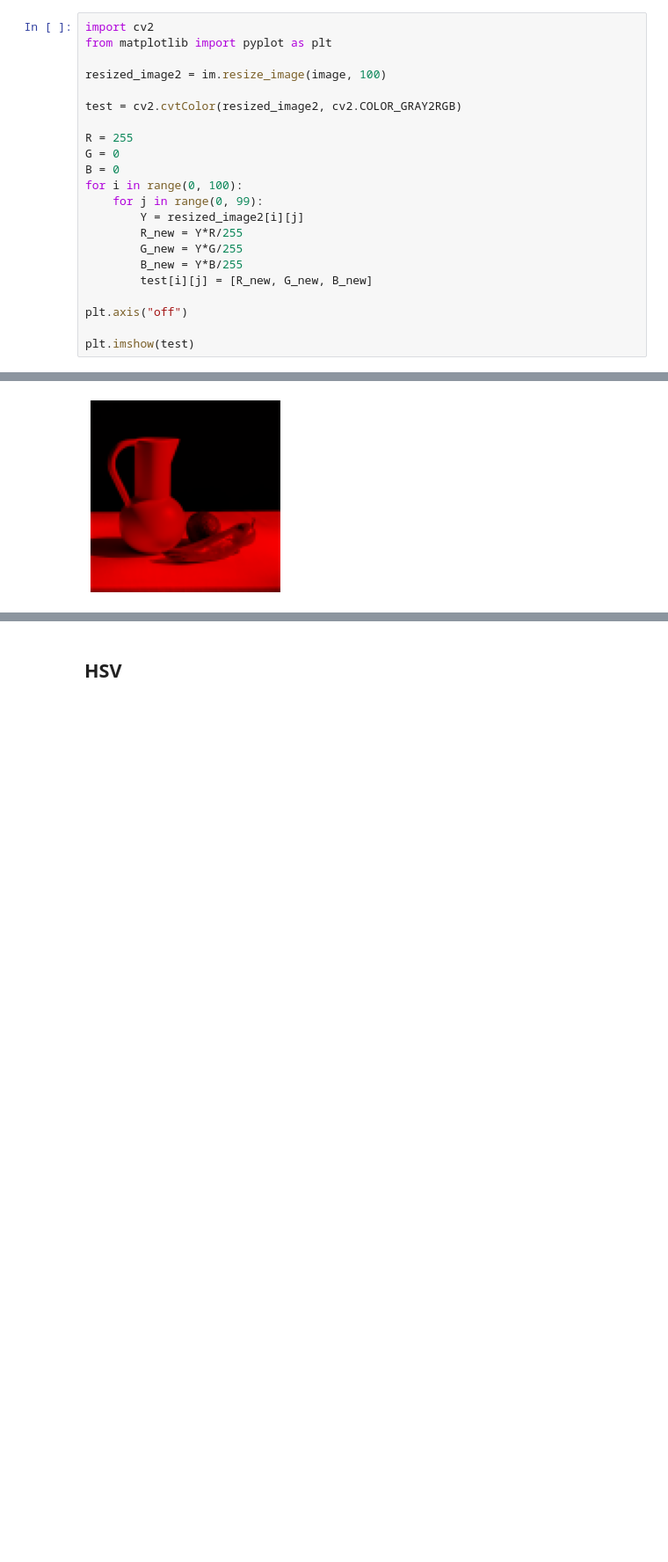
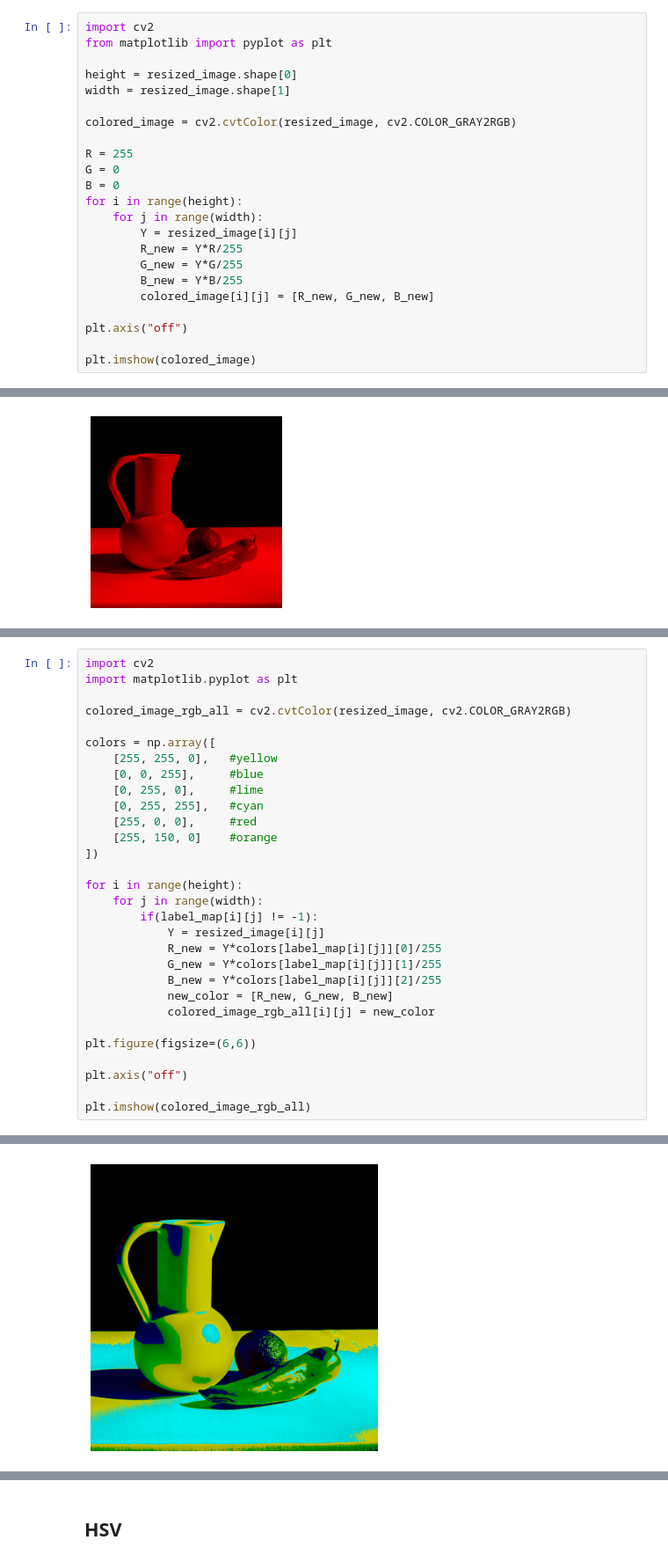
Before and after one commit to molnar75/diplomamunka, a Jupyter notebook: notebooks/08_colorization.ipynb, the cells around one changed output, grey strips where cells are left out. Shown at 88% size. Cells and saved outputs as stored; diff of their text form; blank space fills up the shorter version.

```diff
--- a/notebooks/08_colorization.ipynb
+++ b/notebooks/08_colorization.ipynb
@@ -10,24 +64,25 @@ resized_image = im.resize_image(image, 1024)
 import cv2
 from matplotlib import pyplot as plt
 
-resized_image2 = im.resize_image(image, 100)
+height = resized_image.shape[0]
+width = resized_image.shape[1]
 
-test = cv2.cvtColor(resized_image2, cv2.COLOR_GRAY2RGB)
+colored_image = cv2.cvtColor(resized_image, cv2.COLOR_GRAY2RGB)
 
 R = 255
 G = 0
 B = 0
-for i in range(0, 100):
-    for j in range(0, 99):
-        Y = resized_image2[i][j]
+for i in range(height):
+    for j in range(width):
+        Y = resized_image[i][j]
         R_new = Y*R/255
         G_new = Y*G/255
         B_new = Y*B/255
-        test[i][j] = [R_new, G_new, B_new]
+        colored_image[i][j] = [R_new, G_new, B_new]
 
 plt.axis("off")
 
-plt.imshow(test)
+plt.imshow(colored_image)
 # %% [output]
 <matplotlib.image.AxesImage at 0x...>
 [figure]
@@ -61,0 +147,31 @@ plt.imshow(colored_image)
+# %%
+import cv2
+import matplotlib.pyplot as plt
+
+colored_image_rgb_all = cv2.cvtColor(resized_image, cv2.COLOR_GRAY2RGB)
+
+colors = np.array([
+    [255, 255, 0],   #yellow
+    [0, 0, 255],     #blue
+    [0, 255, 0],     #lime
+    [0, 255, 255],   #cyan
+    [255, 0, 0],     #red
+    [255, 150, 0]    #orange
+])
+
+for i in range(height):
+    for j in range(width):
+        if(label_map[i][j] != -1):
+            Y = resized_image[i][j]
+            R_new = Y*colors[label_map[i][j]][0]/255
+            G_new = Y*colors[label_map[i][j]][1]/255
+            B_new = Y*colors[label_map[i][j]][2]/255
+            new_color = [R_new, G_new, B_new]
+            colored_image_rgb_all[i][j] = new_color
+
+plt.figure(figsize=(6,6))
+
+plt.axis("off")
+
+plt.imshow(colored_image_rgb_all)
+# %% [output]
@@ -61,0 +179 @@ plt.imshow(colored_image)
+[figure, added]
```
Also changed, not shown: parts of 7 cells of this notebook.
